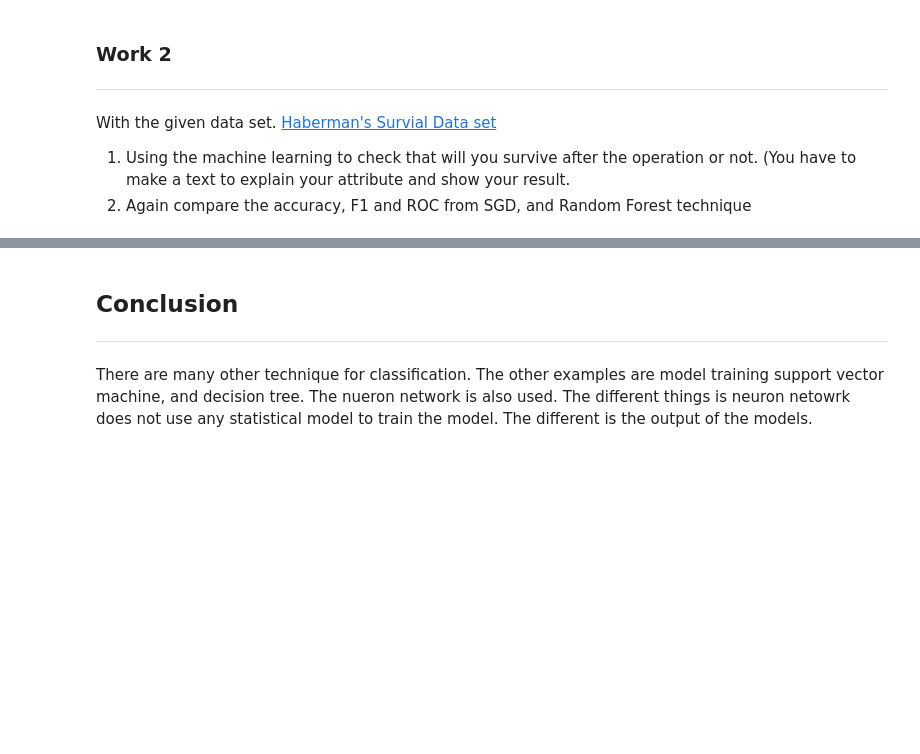
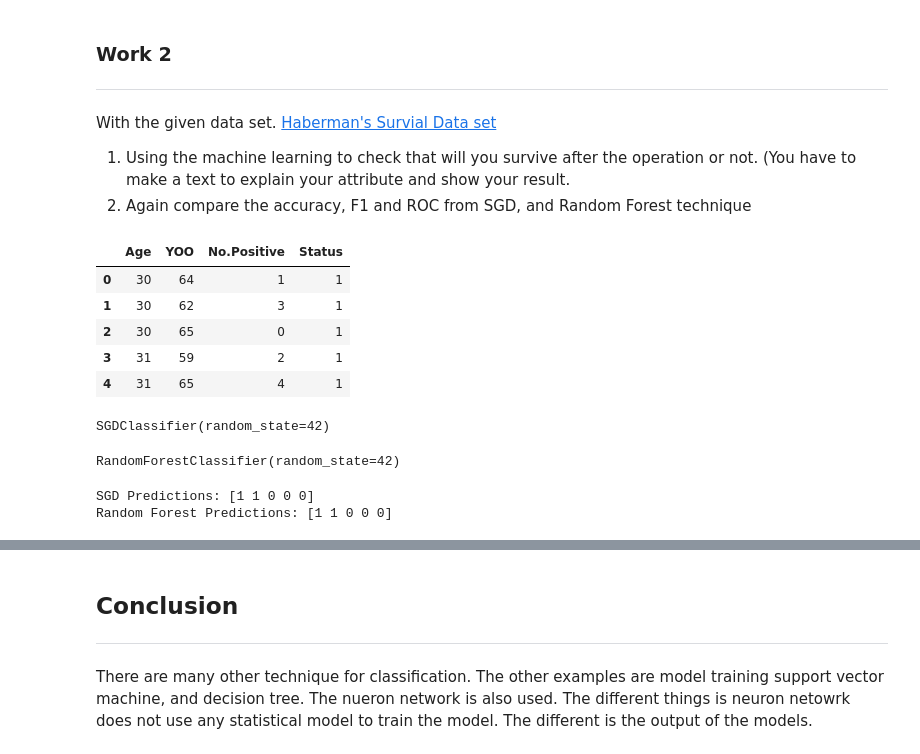
Before and after one commit to Natchar1/LectureNote_660632028, a Jupyter notebook: 09. Introduction to Machine Learning/09. Introduction to Machine Learning.ipynb, the cells around one changed output, grey strips where cells are left out. Saved outputs shown, nothing was run; the diff lists cells and outputs as text; code cells hidden in the pictures; blank space fills up the shorter version.

```diff
--- a/09. Introduction to Machine Learning/09. Introduction to Machine Learning.ipynb
+++ b/09. Introduction to Machine Learning/09. Introduction to Machine Learning.ipynb
@@ -780,3 +1271,30 @@ With the given data set.
 
 1. Using the machine learning to check that will you survive after the operation or not. (You have to make a text to explain your attribute and show your result.
 2. Again compare the accuracy, F1 and ROC from SGD, and Random Forest technique
+# %%
+work2col = ['Age','YOO','No.Positive','Status']
+work2 = pd.read_csv('C:/Users/Dell/Desktop/LectureNote/LectureNote_660632028/09. Introduction to Machine Learning/files/haberman.csv',names=work2col)
+work2.head()
+# %% [output]
+|  | Age | YOO | No.Positive | Status |
+| 0 | 30 | 64 | 1 | 1 |
+| 1 | 30 | 62 | 3 | 1 |
+| 2 | 30 | 65 | 0 | 1 |
+| 3 | 31 | 59 | 2 | 1 |
+| 4 | 31 | 65 | 4 | 1 |
+# %%
+sgd_clf = SGDClassifier(random_state=42)
+sgd_clf.fit(X_train, y_train)
+# %% [output]
+SGDClassifier(random_state=42)
+# %%
+forest_clf = RandomForestClassifier(n_estimators=100, random_state=42)
+forest_clf.fit(X_train, y_train)
+# %% [output]
+RandomForestClassifier(random_state=42)
+# %%
+print("SGD Predictions:", sgd_clf.predict(X_test[:5]))
+print("Random Forest Predictions:", forest_clf.predict(X_test[:5]))
+# %% [output]
+SGD Predictions: [1 1 0 0 0]
+Random Forest Predictions: [1 1 0 0 0]
```
Also changed, not shown: parts of 88 cells of this notebook, 4 other files.
